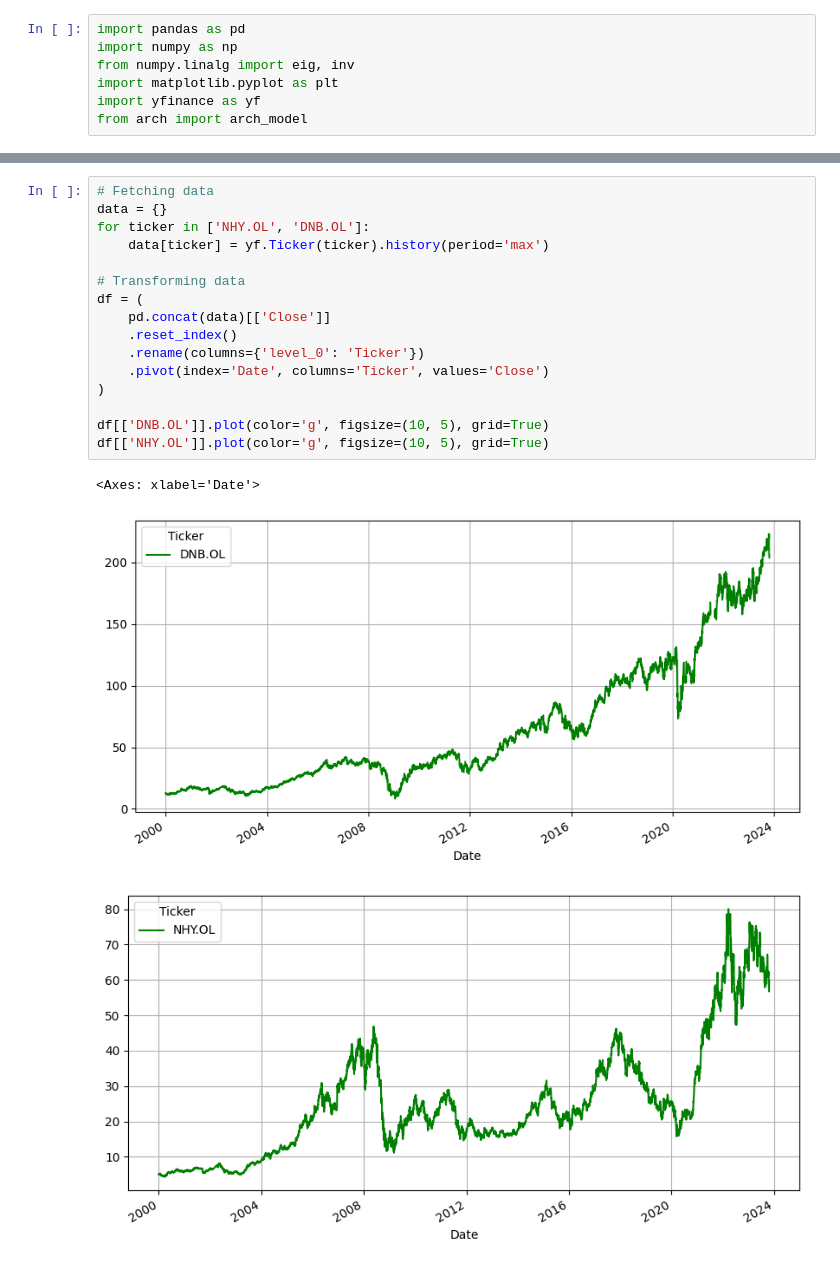
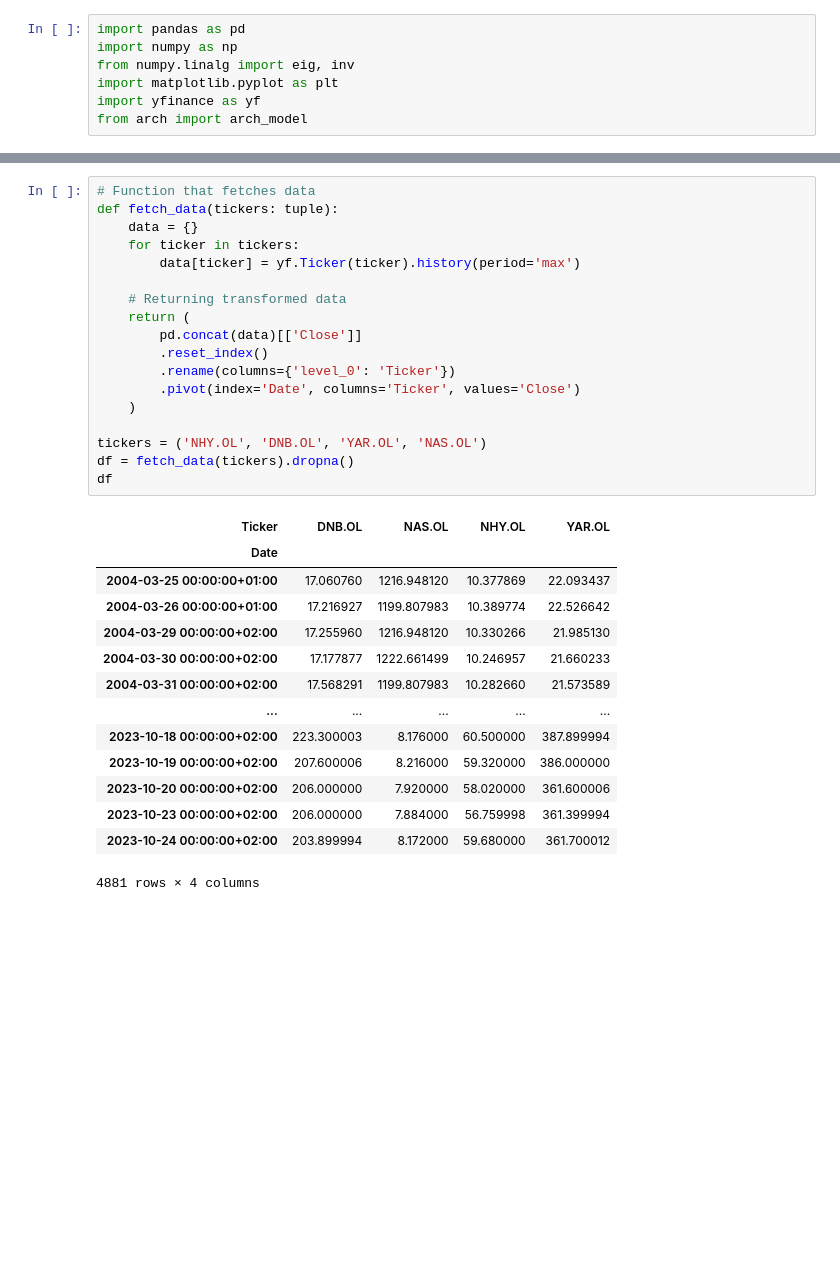
Before and after one commit to magnushelliesen/monte-carlo-simulator, a Jupyter notebook: monte-carlo-simulator.ipynb, the cells around one changed output, grey strips where cells are left out. Drawn from its saved outputs; the diff is of its cells as text; blank space fills up the shorter version.

```diff
--- a/monte-carlo-simulator.ipynb
+++ b/monte-carlo-simulator.ipynb
@@ -24,22 +25,35 @@ class MonteCarlo():
     def _find_eig(self):
         array = self.df.to_numpy()
 # %%
-# Fetching data
-data = {}
-for ticker in ['NHY.OL', 'DNB.OL']:
-    data[ticker] = yf.Ticker(ticker).history(period='max')
+# Function that fetches data
+def fetch_data(tickers: tuple):
+    data = {}
+    for ticker in tickers:
+        data[ticker] = yf.Ticker(ticker).history(period='max')
 
-# Transforming data
-df = (
-    pd.concat(data)[['Close']]
-    .reset_index()
-    .rename(columns={'level_0': 'Ticker'})
-    .pivot(index='Date', columns='Ticker', values='Close')
-)
+    # Returning transformed data
+    return (
+        pd.concat(data)[['Close']]
+        .reset_index()
+        .rename(columns={'level_0': 'Ticker'})
+        .pivot(index='Date', columns='Ticker', values='Close')
+    )
 
-df[['DNB.OL']].plot(color='g', figsize=(10, 5), grid=True)
-df[['NHY.OL']].plot(color='g', figsize=(10, 5), grid=True)
+tickers = ('NHY.OL', 'DNB.OL', 'YAR.OL', 'NAS.OL')
+df = fetch_data(tickers).dropna()
+df
 # %% [output]
+| Ticker | DNB.OL | NAS.OL | NHY.OL | YAR.OL |
+| Date |  |  |  |  |
+| 2004-03-25 00:00:00+01:00 | 17.060760 | 1216.948120 | 10.377869 | 22.093437 |
+| 2004-03-26 00:00:00+01:00 | 17.216927 | 1199.807983 | 10.389774 | 22.526642 |
+| 2004-03-29 00:00:00+02:00 | 17.255960 | 1216.948120 | 10.330266 | 21.985130 |
+| 2004-03-30 00:00:00+02:00 | 17.177877 | 1222.661499 | 10.246957 | 21.660233 |
+| 2004-03-31 00:00:00+02:00 | 17.568291 | 1199.807983 | 10.282660 | 21.573589 |
+| ... | ... | ... | ... | ... |
+| 2023-10-18 00:00:00+02:00 | 223.300003 | 8.176000 | 60.500000 | 387.899994 |
+| 2023-10-19 00:00:00+02:00 | 207.600006 | 8.216000 | 59.320000 | 386.000000 |
+| 2023-10-20 00:00:00+02:00 | 206.000000 | 7.920000 | 58.020000 | 361.600006 |
+| 2023-10-23 00:00:00+02:00 | 206.000000 | 7.884000 | 56.759998 | 361.399994 |
+| 2023-10-24 00:00:00+02:00 | 203.899994 | 8.172000 | 59.680000 | 361.700012 |
-<Axes: xlabel='Date'>
+4881 rows × 4 columns
-[figure, removed]
-[figure, removed]
```
Also changed, not shown: parts of 10 cells of this notebook.
